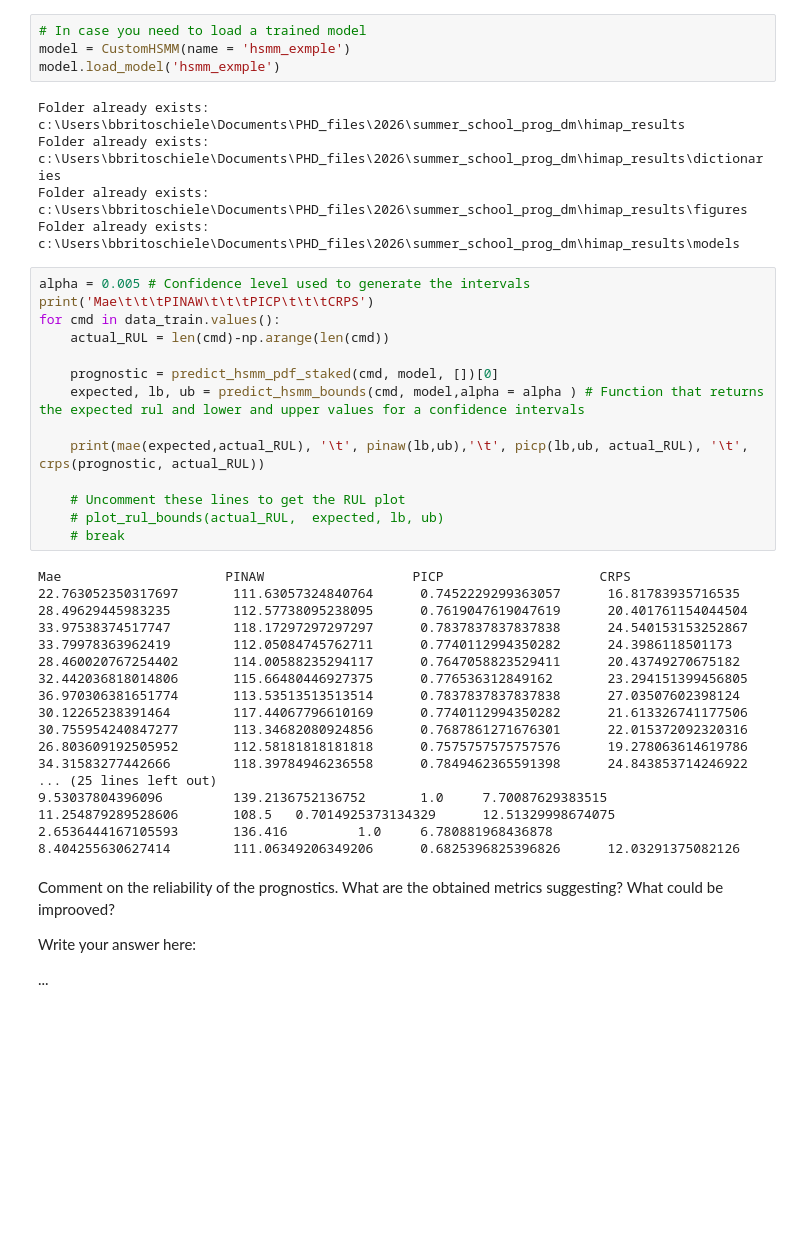
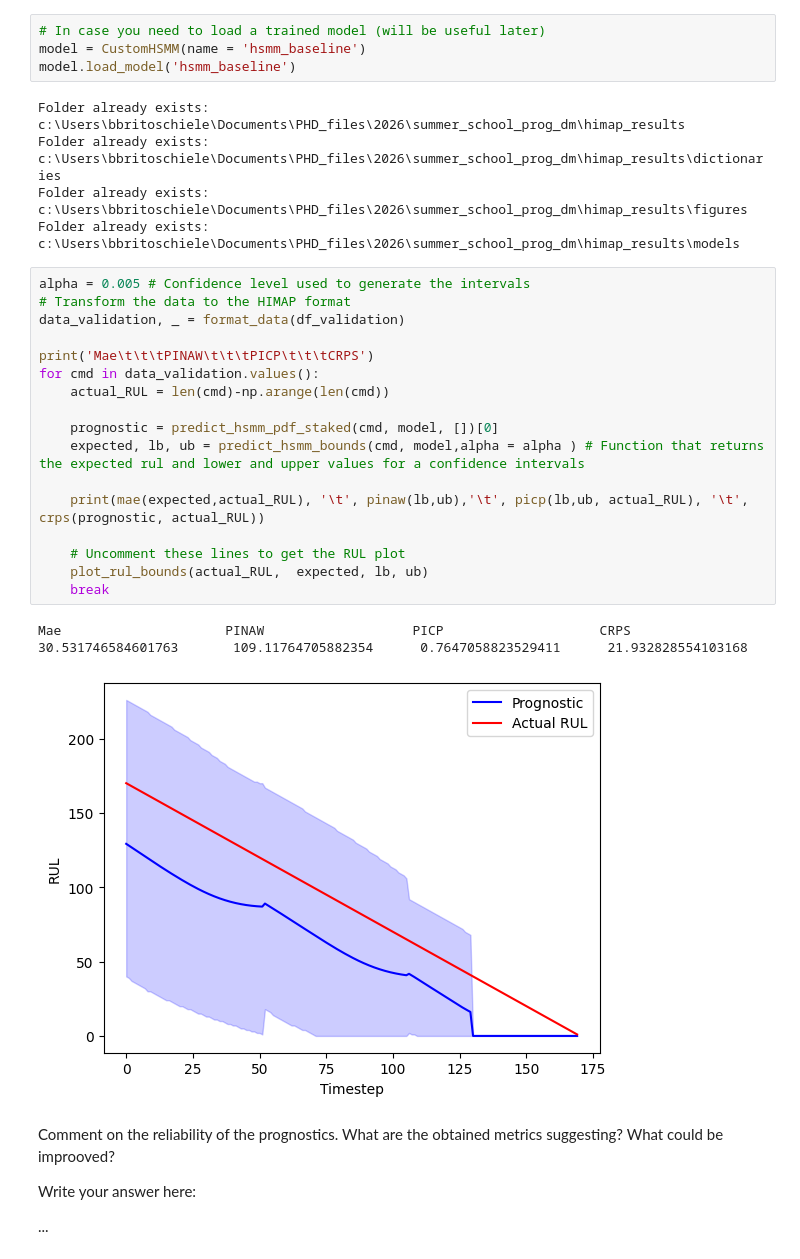
Before and after one commit to bbrisch/summer_school_prog_dm, a Jupyter notebook: prognostics_notebook.ipynb, the cells around one changed output. Drawn from its saved outputs; the diff is of its cells as text; blank space fills up the shorter version.

```diff
--- a/prognostics_notebook.ipynb
+++ b/prognostics_notebook.ipynb
@@ -120,7 +195,7 @@ Model saved to c:\Users\bbritoschiele\Documents\PHD_files\2026\summer_school_pro
 # %%
-# In case you need to load a trained model
-model = CustomHSMM(name = 'hsmm_exmple')
-model.load_model('hsmm_exmple')
+# In case you need to load a trained model (will be useful later)
+model = CustomHSMM(name = 'hsmm_baseline')
+model.load_model('hsmm_baseline')
 # %% [output]
 Folder already exists: c:\Users\bbritoschiele\Documents\PHD_files\2026\summer_school_prog_dm\himap_results
 Folder already exists: c:\Users\bbritoschiele\Documents\PHD_files\2026\summer_school_prog_dm\himap_results\dictionaries
@@ -128,36 +203,25 @@ Folder already exists: c:\Users\bbritoschiele\Documents\PHD_files\2026\summer_sc
 Folder already exists: c:\Users\bbritoschiele\Documents\PHD_files\2026\summer_school_prog_dm\himap_results\models
 # %%
 alpha = 0.005 # Confidence level used to generate the intervals
+# Transform the data to the HIMAP format
+data_validation, _ = format_data(df_validation)
+
 print('Mae\t\t\tPINAW\t\t\tPICP\t\t\tCRPS')
-for cmd in data_train.values():
+for cmd in data_validation.values():
     actual_RUL = len(cmd)-np.arange(len(cmd))
 
     prognostic = predict_hsmm_pdf_staked(cmd, model, [])[0]
     expected, lb, ub = predict_hsmm_bounds(cmd, model,alpha = alpha ) # Function that returns the expected rul and lower and upper values for a confidence intervals
 
     print(mae(expected,actual_RUL), '\t', pinaw(lb,ub),'\t', picp(lb,ub, actual_RUL), '\t', crps(prognostic, actual_RUL))
 
     # Uncomment these lines to get the RUL plot
-    # plot_rul_bounds(actual_RUL,  expected, lb, ub)
-    # break
+    plot_rul_bounds(actual_RUL,  expected, lb, ub)
+    break
 # %% [output]
 Mae                     PINAW                   PICP                    CRPS
-22.763052350317697       111.63057324840764      0.7452229299363057      16.81783935716535
-28.49629445983235        112.57738095238095      0.7619047619047619      20.401761154044504
-33.97538374517747        118.17297297297297      0.7837837837837838      24.540153153252867
-33.79978363962419        112.05084745762711      0.7740112994350282      24.3986118501173
-28.460020767254402       114.00588235294117      0.7647058823529411      20.43749270675182
-32.442036818014806       115.66480446927375      0.776536312849162       23.294151399456805
-36.970306381651774       113.53513513513514      0.7837837837837838      27.03507602398124
-30.12265238391464        117.44067796610169      0.7740112994350282      21.613326741177506
-30.755954240847277       113.34682080924856      0.7687861271676301      22.015372092320316
-26.803609192505952       112.58181818181818      0.7575757575757576      19.278063614619786
-34.31583277442666        118.39784946236558      0.7849462365591398      24.843853714246922
-... (25 lines left out)
-9.53037804396096         139.2136752136752       1.0     7.70087629383515
-11.254879289528606       108.5   0.7014925373134329      12.51329998674075
-2.6536444167105593       136.416         1.0     6.780881968436878
-8.404255630627414        111.06349206349206      0.6825396825396826      12.03291375082126
+30.531746584601763       109.11764705882354      0.7647058823529411      21.932828554103168
+[figure, added]
 # %% [markdown]
 Comment on the reliability of the prognostics. What are the obtained metrics suggesting? What could be improoved?
 
```
Also changed, not shown: parts of 12 cells of this notebook.
